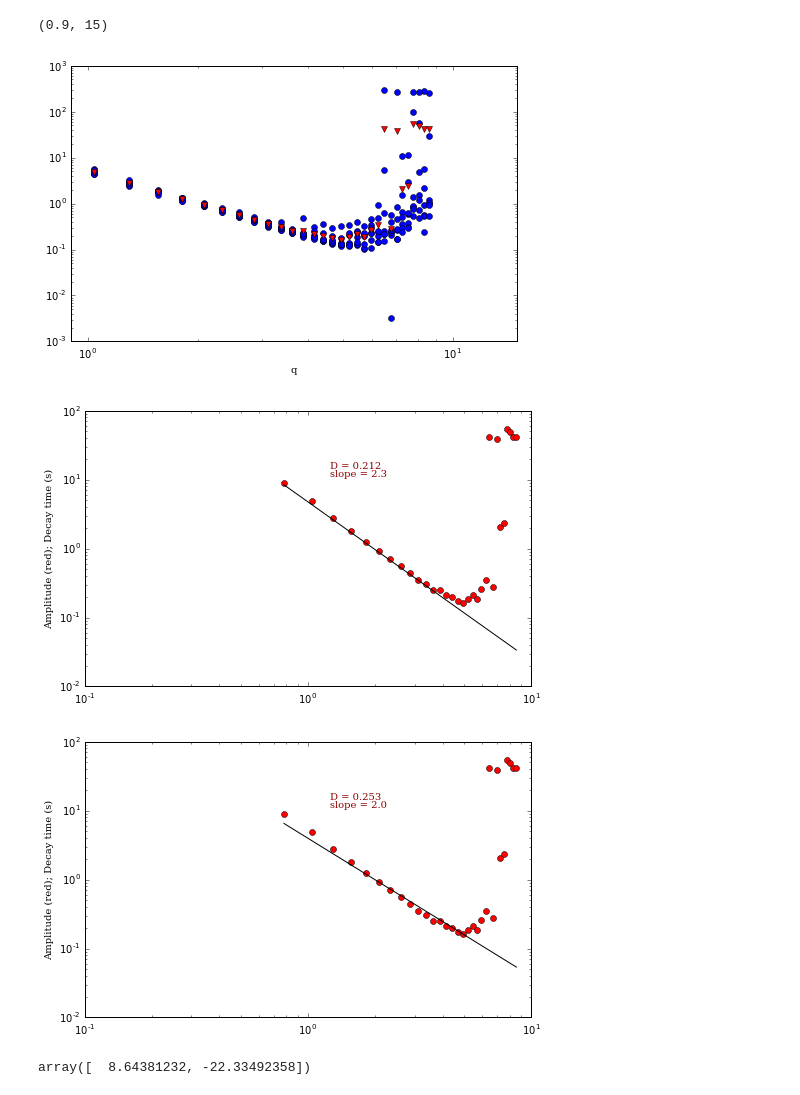
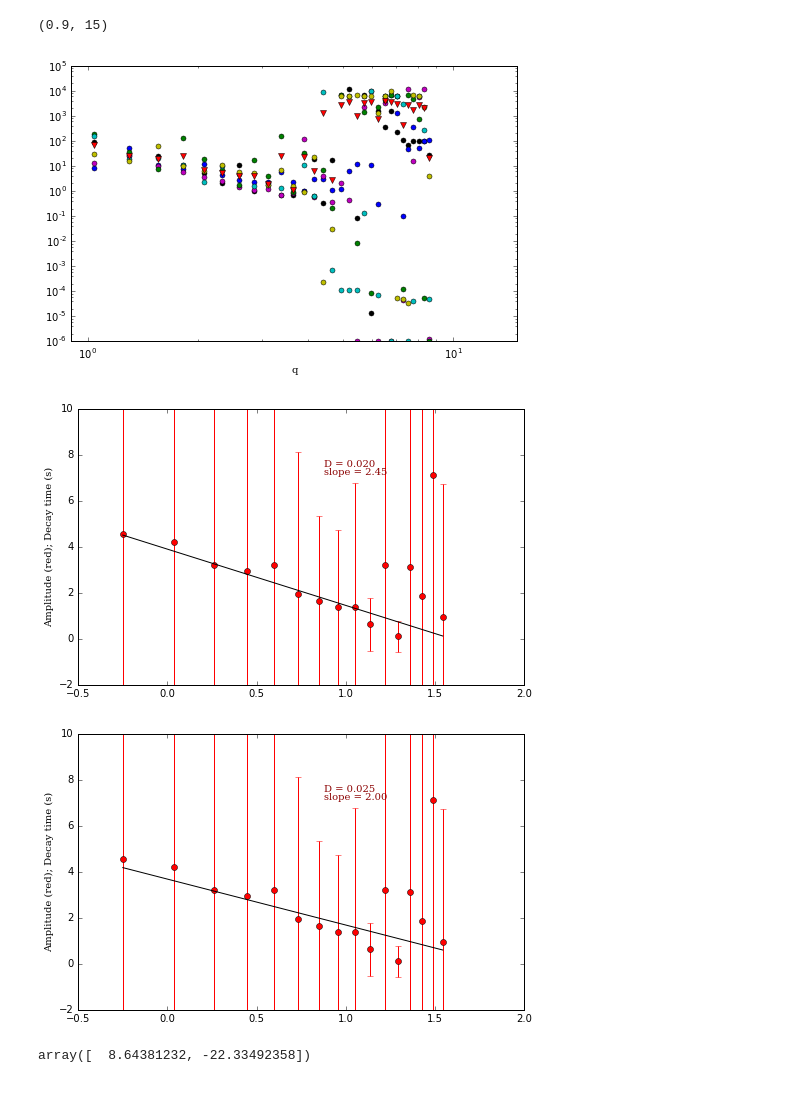
Before and after one commit to rmcgorty/Differential-Dynamic-Microscopy---Python, a Jupyter notebook: Plotting all q vs tau and getting diffusion coefficient .ipynb, the cells around one changed output. Cells and saved outputs as stored; diff of their text form; code cells hidden in the pictures.

```diff
--- a/Plotting all q vs tau and getting diffusion coefficient .ipynb
+++ b/Plotting all q vs tau and getting diffusion coefficient .ipynb
@@ -27,6 +27,7 @@ import pickle #for saving data
 
 import mpld3
 # %%
-Sample = ['0.02mgmlDNA_Buffer_17.5fps_55exp_8000frames', '0.02mgmlDNA_Buffer_49fps_20exp_8000frames','0.02mgmlDNA_Buffer_99fps_10exp_8000frames']
+Sample = ['0.02mgmlDNA_Buffer_17.5fps_55exp_8000frames', '0.02mgmlDNA_Buffer_49fps_20exp_8000frames','0.02mgmlDNA_Buffer_99fps_10exp_8000frames','0.02mgmlDNA_Buffer_99fps_10exp']
+Sample = ['allResults_0.02mgmlDNA_MTNetwork_29fps_34exp']
 # %%
 # different ROIs and the video number, change samNumber based upon the number of videos taken for the condition
@@ -53,10 +59,9 @@ imDimension = 128
 q = np.arange(0,imDimension/2)*2*np.pi*(1./(imDimension*px))
 times = dts/framerate
 # %%
-ss = 0
 #Load in the allResults file
-data_dir = "D:\\AllVideos\\allResults2\\"
-data_file = "allResults_"+Sample[num]+"_"+samNumber[ss]+".p"
+data_dir = "D:\\2018-07-11_videos\\allResults\\"
+data_file = Sample[num]+"_"+samNumber[ss]+".p"
 
 Ana_data = pickle.load(open(data_dir + data_file, 'r'))
 # %%
@@ -64,13 +69,13 @@ Ana_data = pickle.load(open(data_dir + data_file, 'r'))
 mpld3.enable_notebook()
 
 #This will plot all of the q vs tau for all of the ROIs in the
-tau = np.zeros([7,63]) #decay time
+tau = np.zeros([len(ROI),63]) #decay time
 amp = np.zeros_like(tau) #amplitude
 bg = np.zeros_like(tau) #background
 alph = np.zeros_like(tau) #alpha (stretching exponent)
 chi2 = np.zeros_like(tau)
 #fitparams = np.zeros([63,7])
-for i in range(7):
+for i in range(len(ROI)):
     fitparams = Ana_data['fitparams'+ROI[i]]
     tau[i,:] = fitparams[:,1]
     amp[i,:] = fitparams[:,0]
@@ -81,9 +86,10 @@ fig = plt.figure(figsize=(8,8/1.618)); ax = fig.gca();
 ax.set_xlabel("q", fontdict=font_plt_ax)
 
 nt = np.zeros([7,31])
-for i in range(7):
-    nt[i] = ddm.newt(tau[i,2:-30],alph[i,2:-30])
-    ax.loglog(q[3:-30], ddm.newt(tau[i,2:-30],alph[i,2:-30]),'bo')
+cols = ['ko','bo','mo','go','co','yo']
+for i in range(len(ROI)):
+    nt[i] = ddm.newt(tau[i,2:-30], alph[i,2:-30])
+    ax.loglog(q[3:-30], ddm.newt(tau[i,2:-30],alph[i,2:-30]), cols[i], ms= 5.0)
 
 ntav = np.mean(nt, axis=0)
 ntstd = np.std(nt,axis=0)
@@ -92,4 +98,4 @@ ax.loglog(q[3:-30], ntav, 'rv')
 ax.set_xlim(0.9,15)
 # %% [output]
 (0.9, 15)
-[figure, old version]
+[figure, new version]
@@ -108,28 +114,26 @@ def Diff_Fit(qrange, taurange, qmin, qmax, StExp, slope):
     fit1 = (1./step1[0]) * 1./(qrange**slope)
     return fit1, step1[0], step1[1]
 
-def getDiff(newtau_average, qs, qmin, qmax, power=0.5):
-    w = np.where((qs>qmin)*(qs<qmax))
-    pfit = np.polyfit(qs[w[0]], (1./newtau_average[w[0]])**power,1)
-    return pfit
 #Need to fix the function so the it will fit the data
 #define a function to plot the results
 
 def plot_results(qmin = q[2], qmax = q[10], slope = 2.0):
-    qs = q[3:-30]
+    qs = q[3:-45]
     fig,ax = plt.subplots(figsize=(8,8/1.618))
-    ax.loglog(qs, ntav, 'ro')
-    fits = Diff_Fit(qs, ntav, qmin, qmax, alph[2:-30], slope)
-    ax.plot(qs, fits[0],  '-k')
+    #ax.loglog(qs, ntav, 'ro')
+    ax.errorbar(np.log(qs),np.log(ntav[:-15]), yerr = ntstd[:-15], xerr = None, fmt = 'ro')
+    fits = Diff_Fit(qs, ntav[:-15], qmin, qmax, alph[2:-45], slope)
+    ax.plot(np.log(qs), np.log(fits[0]),  '-k')
+    ax.set_ylim(-2.0,10)
     ax.text(0.55,0.8,'D = %.3f' %fits[1],
         fontdict=font_plt,horizontalalignment='left',
         verticalalignment='center', transform=ax.transAxes)
-    ax.text(0.55,0.77,'slope = %.1f' %slope,
+    ax.text(0.55,0.77,'slope = %.2f' %slope,
         fontdict=font_plt,horizontalalignment='left',
         verticalalignment='center', transform=ax.transAxes)
     ax.set_ylabel("Amplitude (red); Decay time (s)", fontdict=font_plt_ax)
 # %%
 #fit to the low q region
-interact(plot_results, qmin = (q[0], q[5]), qmax = (q[5], q[10]), slope = (2.0,4.5), continuous_update=False)
+interact(plot_results, qmin = (q[0], q[5]), qmax = (q[5], q[10]), slope = (2.0,4.5,0.05), continuous_update=False)
 # %% [output]
-[figure, old version]
+[figure, new version]
@@ -139,5 +143,5 @@ R1_exp[ss] = 2.3
 # %%
 #fit to the high q region
-interact(plot_results, qmin = (q[4], q[7]), qmax = (q[7], q[13]), slope = (2.0,4.5), continuous_update=False)
+interact(plot_results, qmin = (q[0], q[10]), qmax = (q[5], q[20]), slope = (2.0,4.5,0.05), continuous_update=False)
 # %% [output]
-[figure, old version]
+[figure, new version]
```
Also changed, not shown: parts of 14 cells of this notebook, 1 other file.
